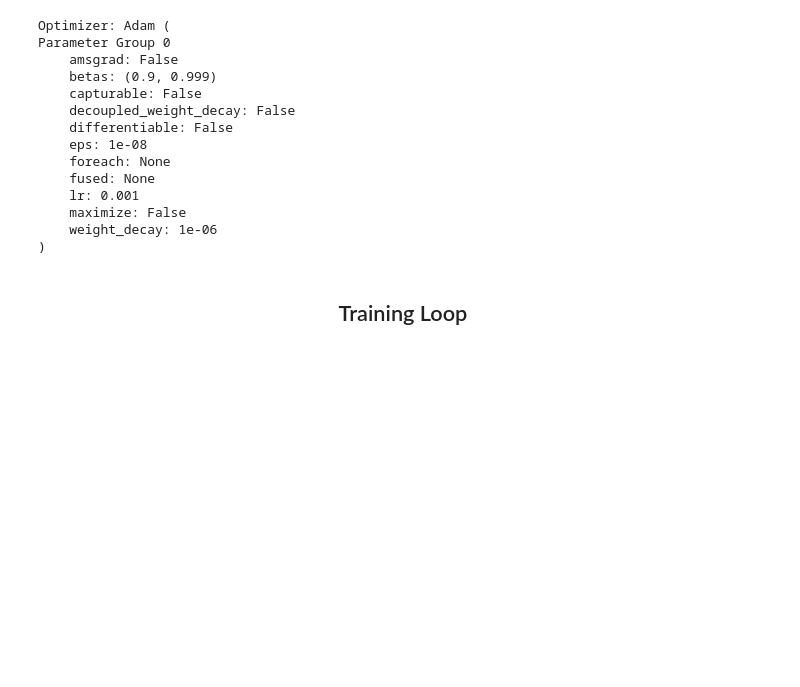
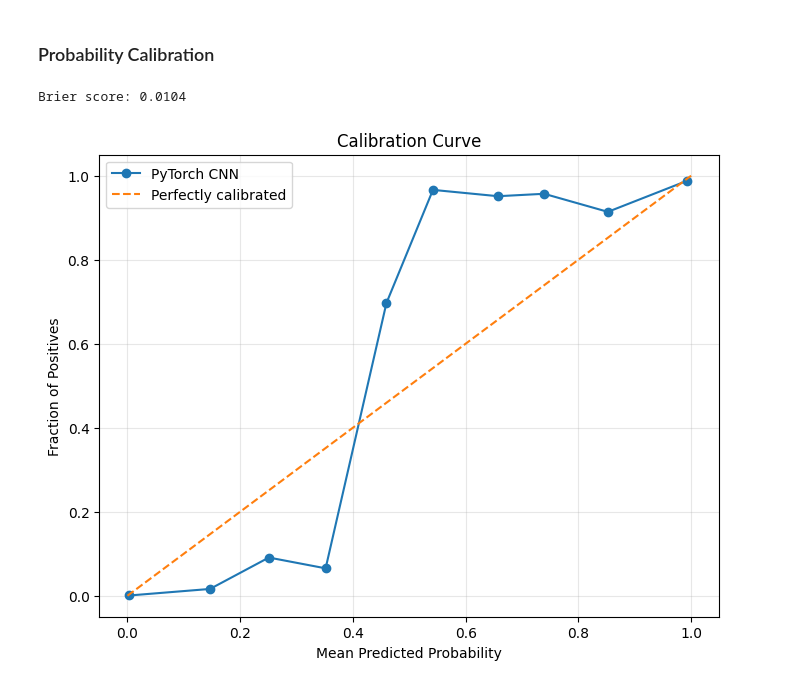
Before and after one commit to Mortti11/Deep_Learning, a Jupyter notebook: CNN_Times_series/Pytorch.ipynb, the cells around one changed output. Drawn from its saved outputs; the diff is of its cells as text; code cells hidden in the pictures; blank space fills up the shorter version.

```diff
--- a/CNN_Times_series/Pytorch.ipynb
+++ b/CNN_Times_series/Pytorch.ipynb
@@ -236,43 +381,24 @@ model = CNNModel().to(device)
+# %% [markdown]
+### Probability Calibration
 # %%
-# Creating the Focal Loss class:
-class FocalLoss(nn.Module):
-    def __init__(self, gamma=3.0):
-        super().__init__()
-        self.gamma = gamma
+# Calibration check
+fraction_position, mean_prediction  = calibration_curve(test_target, test_probs, n_bins=10, strategy='uniform')
+brier = brier_score_loss(test_target, test_probs)
 
-    def forward(self, logits, targets):
-        targets = targets.float()
-        binary_class_loss= F.binary_cross_entropy_with_logits(logits, targets, reduction="none")
-        probability_true_class = torch.exp(-binary_class_loss)
-        loss = (1- probability_true_class).pow(self.gamma) * binary_class_loss
-        return loss.mean()
-criterion = FocalLoss(gamma=3.0)
-
-# The loss class, calculates loss with 1 class's weight.
-
-# Sources:
-# https://discuss.pytorch.org/t/implementing-focal-loss-for-a-binary-classification-problem/128664
-# https://discuss.pytorch.org/t/is-this-a-correct-implementation-for-focal-loss-in-pytorch/43327/8
+print(f"Brier score: {brier:.4f}")
+plt.figure(figsize=(8, 6))
+plt.plot(mean_prediction, fraction_position, marker='o', label='PyTorch CNN')
+plt.plot([0, 1], [0, 1], linestyle='--', label='Perfectly calibrated')
+plt.title('Calibration Curve')
+plt.xlabel('Mean Predicted Probability')
+plt.ylabel('Fraction of Positives')
+plt.legend()
+plt.grid(True, alpha=0.3)
+plt.show()
+#  brier score is better than keras
+#  Calibration shows the same thing as in keras, but less serve than keras.
+# Suprisingly, the model in pytorch got better than Random forest, this is worthy.
+# %% [output]
+Brier score: 0.0104
+[figure, added]
-# %%
-optimizer = optim.Adam(model.parameters(), lr=0.001, weight_decay=0.000001)
-# If val loss does not improve for 5 epochs, lr is going to be cut by half
-scheduler = optim.lr_scheduler.ReduceLROnPlateau(optimizer, factor=0.5, patience=3, mode='min' )
-print('Optimizer:', optimizer)
-# %% [output]
-Optimizer: Adam (
-Parameter Group 0
-    amsgrad: False
-    betas: (0.9, 0.999)
-    capturable: False
-    decoupled_weight_decay: False
-    differentiable: False
-    eps: 1e-08
-    foreach: None
-    fused: None
-    lr: 0.001
-    maximize: False
-    weight_decay: 1e-06
-)
-# %% [markdown]
-<h2><center>Training Loop<h2>
 # %%
```
Also changed, not shown: parts of 24 cells of this notebook, 11 other files.
